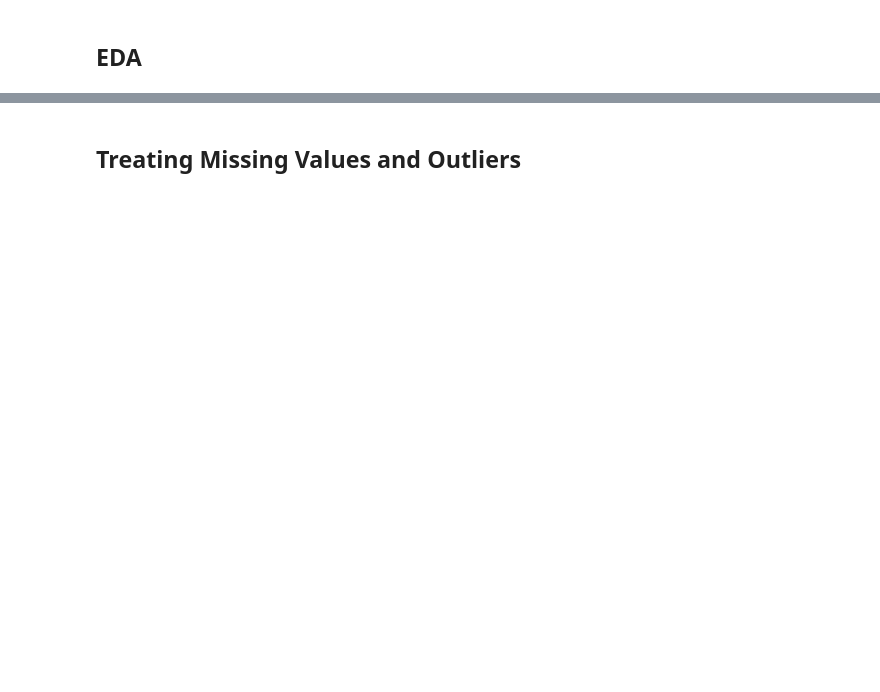
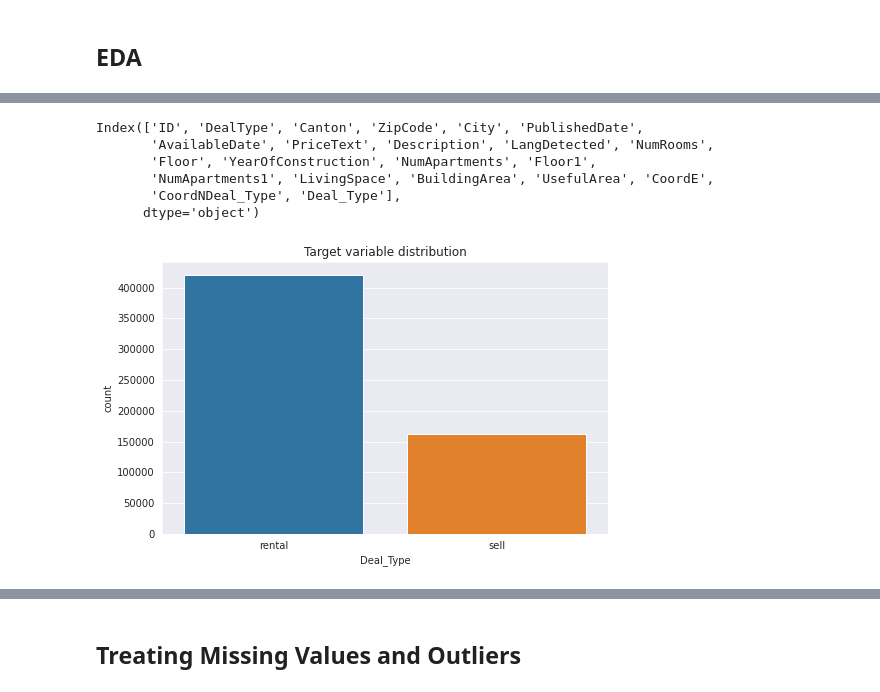
Before and after one commit to michaji/Housing_Project, a Jupyter notebook: Housing.ipynb, the cells around one changed output, grey strips where cells are left out. Saved outputs shown, nothing was run; the diff lists cells and outputs as text; code cells hidden in the pictures; blank space fills up the shorter version.

```diff
--- a/Housing.ipynb
+++ b/Housing.ipynb
@@ -74,9 +93,9 @@ data['adDealType'].value_counts()
 # %%
-data['DealType'] = data['adDealType'].copy()
+data['Deal_Type'] = data['adDealType'].copy()
 # %%
 target_map = {
     10: 'rental',
     20: 'sell'}
 
-data.DealType.replace(target_map, inplace = True)
+data.Deal_Type.replace(target_map, inplace = True)
 # %%
@@ -91,9 +128,9 @@ original_col = data.columns
 new_col = ['ID', 'DealType', 'Canton', 'ZipCode',
            'City','PublishedDate', 'AvailableDate', 'PriceText',
            'Description', 'LangDetected', 'NumRooms', 'Floor',
-           'YearOfConstruction', 'NumApartments', 'Floor.1',
-           'NumApartments.1', 'LivingSpace', 'BuildingArea',
-           'UsefulArea', 'CoordE', 'Deal_Type']
+           'YearOfConstruction', 'NumApartments', 'Floor1',
+           'NumApartments1', 'LivingSpace', 'BuildingArea',
+           'UsefulArea', 'CoordE', 'CoordN' 'Deal_Type']
 
 data = data.rename(columns=dict(zip(original_col,new_col)))
 
@@ -111,10 +160,19 @@ data.head()
 # %%
 data.columns
+# %% [output]
+Index(['ID', 'DealType', 'Canton', 'ZipCode', 'City', 'PublishedDate',
+       'AvailableDate', 'PriceText', 'Description', 'LangDetected', 'NumRooms',
+       'Floor', 'YearOfConstruction', 'NumApartments', 'Floor1',
+       'NumApartments1', 'LivingSpace', 'BuildingArea', 'UsefulArea', 'CoordE',
+       'CoordNDeal_Type', 'Deal_Type'],
+      dtype='object')
 # %%
 sns.set_style('darkgrid')
 plt.figure(figsize=(8, 5))
-sns.countplot(data['DealType'])
+sns.countplot(data['Deal_Type'])
 plt.title('Target variable distribution')
 plt.show()
+# %% [output]
+[figure, added]
 # %%
 data.describe(include = 'all')
```
Also changed, not shown: parts of 28 cells of this notebook.
